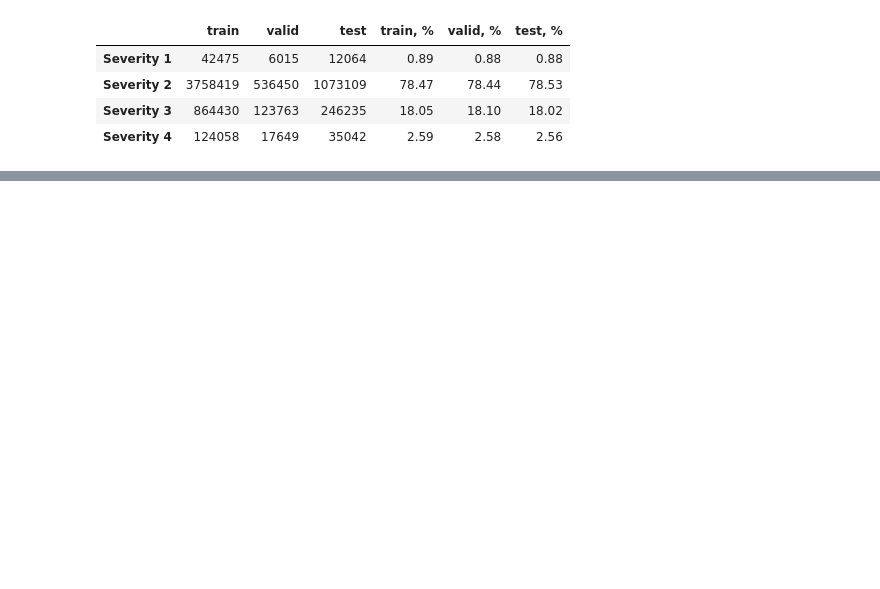
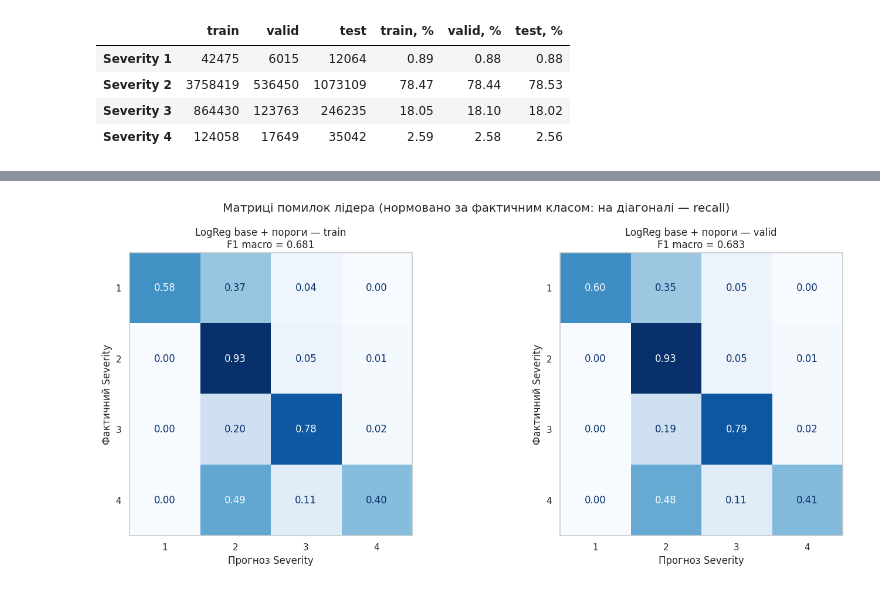
Before and after one commit to MotrukOleg/US-Accidents-spark-project, a Jupyter notebook: notebooks/classification_model.ipynb, the cells around one changed output, grey strips where cells are left out. Cells and saved outputs as stored; diff of their text form; code cells hidden in the pictures; blank space fills up the shorter version.

```diff
--- a/notebooks/classification_model.ipynb
+++ b/notebooks/classification_model.ipynb
@@ -228,0 +318,12 @@ for fam, table in search_tables.items():
+# %%
+VARIANTS = {f"LogReg {kind}{' + balanced' if weighted else ''}":
+            BASE.copy({BASE.regParam: best_params["regParam"] if kind == "tuned" else 0.0, **({BASE.weightCol: "weight"} if weighted else {})})
+            for kind in ("base", "tuned") for weighted in (False, True)}
+
+models, fit_info = {}, {}
+for name, est in VARIANTS.items():
+    t0 = time.time()
+    models[name] = est.fit(train)
+    fit_info[name] = {"regParam": est.getRegParam(), "секунд": round(time.time() - t0),
+                      "ітерацій": models[name].summary.totalIterations}
+    print(f"{name}: {fit_info[name]}")
@@ -281,0 +386,5 @@ results_valid.round(4)
+# %%
+results_valid = metrics_table(valid)
+LEADER = results_valid["F1 macro"].idxmax()
+print(f"Лідер за F1 macro на valid: {LEADER} ({results_valid.loc[LEADER, 'F1 macro']:.4f})")
+results_valid.round(4)
@@ -282,46 +468,52 @@ results_valid.round(4)
 # %%
-def shift(proba, offsets):
-    """softmax(log p + b): скориговані ймовірності, argmax яких — прогноз з порогами."""
-    z = np.log(np.clip(proba, 1e-12, 1)) + offsets
-    z = np.exp(z - z.max(axis=1, keepdims=True))
-    return z / z.sum(axis=1, keepdims=True)
+from sklearn.metrics import ConfusionMatrixDisplay
 
 
-def macro_f1(y, pred, k=4):
-    cm = np.bincount(y * k + pred, minlength=k * k).reshape(k, k)
-    denom = cm.sum(axis=0) + cm.sum(axis=1)
-    return np.mean(np.where(denom > 0, 2 * np.diag(cm) / np.maximum(denom, 1), 0))
+def roc_curve(pred, k, bins=1000):
+    """ROC-крива класу k one-vs-rest: Spark рахує гістограму ймовірності (1000 бінів) окремо для позитивних і негативних."""
+    h = (pred.groupBy(F.least(F.floor(F.col(PROBA[k]) * bins), F.lit(bins - 1)).alias("b"))
+         .agg(F.sum((F.col("label") == k).cast("long")).alias("pos"), F.count("*").alias("n"))
+         .orderBy(F.desc("b")).collect())
+    pos = np.array([r["pos"] for r in h])
+    neg = np.array([r["n"] - r["pos"] for r in h])
+    return np.r_[0, np.cumsum(neg) / neg.sum()], np.r_[0, np.cumsum(pos) / pos.sum()]
 
 
-def tune_offsets(proba, y, ref=1, grid=np.linspace(-4, 4, 81), rounds=3):
-    log_p = np.log(np.clip(proba, 1e-12, 1))
-    offsets = np.zeros(proba.shape[1])
-    best = macro_f1(y, log_p.argmax(1))
-    for _ in range(rounds):
-        for k in range(proba.shape[1]):
-            if k == ref:
-                continue
-            for g in grid:
-                trial = offsets.copy()
-                trial[k] = g
-                score = macro_f1(y, (log_p + trial).argmax(1))
-                if score > best:
-                    best, offsets = score, trial
-    return offsets
+def plot_confusion(ax, pred, title):
+    cm = confusion_matrix(pred)
+    ConfusionMatrixDisplay(cm / cm.sum(axis=1, keepdims=True), display_labels=[1, 2, 3, 4]).plot(
+        ax=ax, cmap="Blues", colorbar=False, values_format=".2f")
+    ax.grid(False)
+    ax.set_title(f"{title}\nF1 macro = {scores(cm)['F1 macro']:.3f}")
+    ax.set_xlabel("Прогноз Severity")
+    ax.set_ylabel("Фактичний Severity")
 
 
-OFFSETS, comparison = {}, {}
-for fam, name in LEADERS.items():
-    proba = models[name].predict_proba(X_valid)
-    OFFSETS[fam] = tune_offsets(proba, y_valid)
-    comparison[(fam, name)] = metrics(y_valid, proba)
-    comparison[(fam, f"{name} + пороги")] = metrics(y_valid, shift(proba, OFFSETS[fam]))
+def plot_roc(ax, curves, title):
+    """curves: {мітка вибірки: (прогнози, стиль лінії)} — криві one-vs-rest кожного класу."""
+    colors = sns.color_palette("tab10", 4)
+    for split, (pred, ls) in curves.items():
+        auc = roc_auc(pred)
+        for k, cls in enumerate(CLASSES):
+            fpr, tpr = roc_curve(pred, k)
+            ax.plot(fpr, tpr, ls, color=colors[k], lw=1.4, label=f"{cls}, {split}: AUC {auc[k]:.3f}")
+    ax.plot([0, 1], [0, 1], "k:", lw=0.8)
+    ax.set(title=title, xlabel="FPR", ylabel="TPR")
+    ax.legend(loc="lower right", fontsize=8)
 
 
-def leader_proba(fam, X):
-    return shift(models[LEADERS[fam]].predict_proba(X), OFFSETS[fam])
+pred_train_leader, pred_valid_leader = leader_pred(train).cache(), leader_pred(valid).cache()
+fig, axes = plt.subplots(1, 2, figsize=(15, 6.5))
+plot_confusion(axes[0], pred_train_leader, f"{LEADER_NAME} — train")
+plot_confusion(axes[1], pred_valid_leader, f"{LEADER_NAME} — valid")
+fig.suptitle("Матриці помилок лідера (нормовано за фактичним класом: на діагоналі — recall)")
+plt.tight_layout()
+plt.show()
 
-
-LEADER_NAMES = {fam: f"{name} + пороги" for fam, name in LEADERS.items()}
-display(pd.DataFrame(OFFSETS, index=CLASSES).T.round(2).rename_axis("зсуви log-ймовірності"))
-pd.DataFrame(comparison).T.rename_axis(["сімейство", "valid"]).round(4)
+fig, ax = plt.subplots(figsize=(9, 7))
+plot_roc(ax, {"train": (pred_train_leader, "-"), "valid": (pred_valid_leader, "--")},
+         f"{LEADER_NAME}: ROC one-vs-rest, train (суцільна) vs valid (пунктир)")
+plt.tight_layout()
+plt.show()
+# %% [output]
+[figure, added]
```
Also changed, not shown: parts of 42 cells of this notebook, 1 other file.
